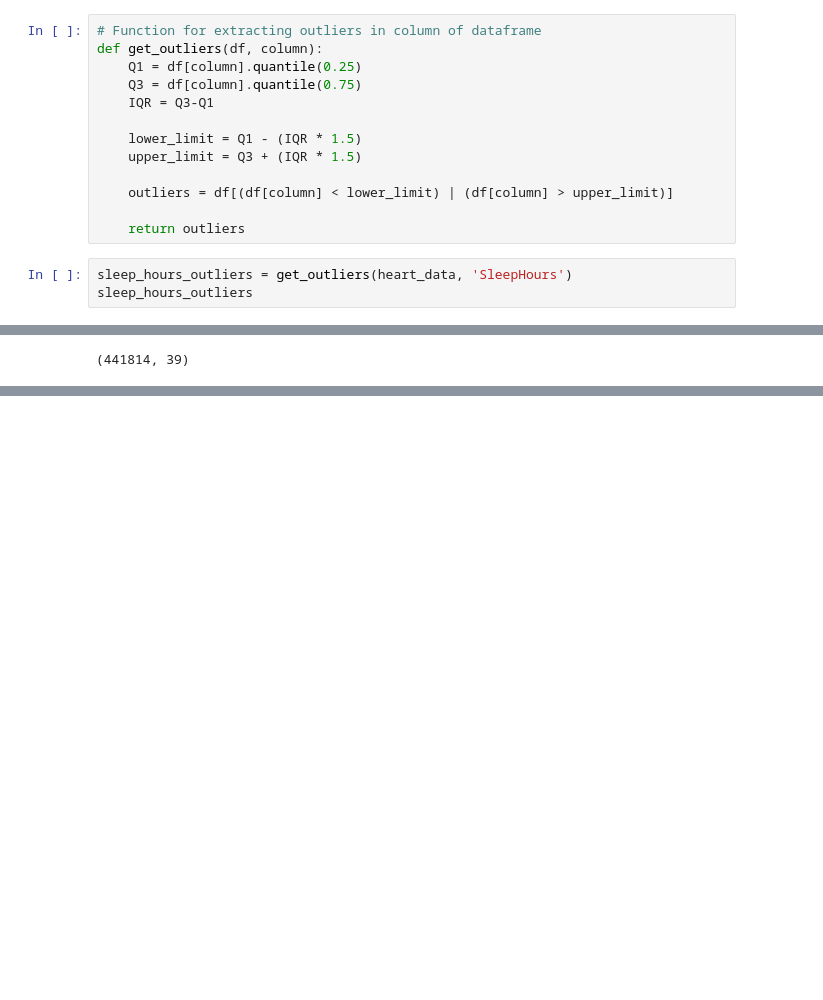
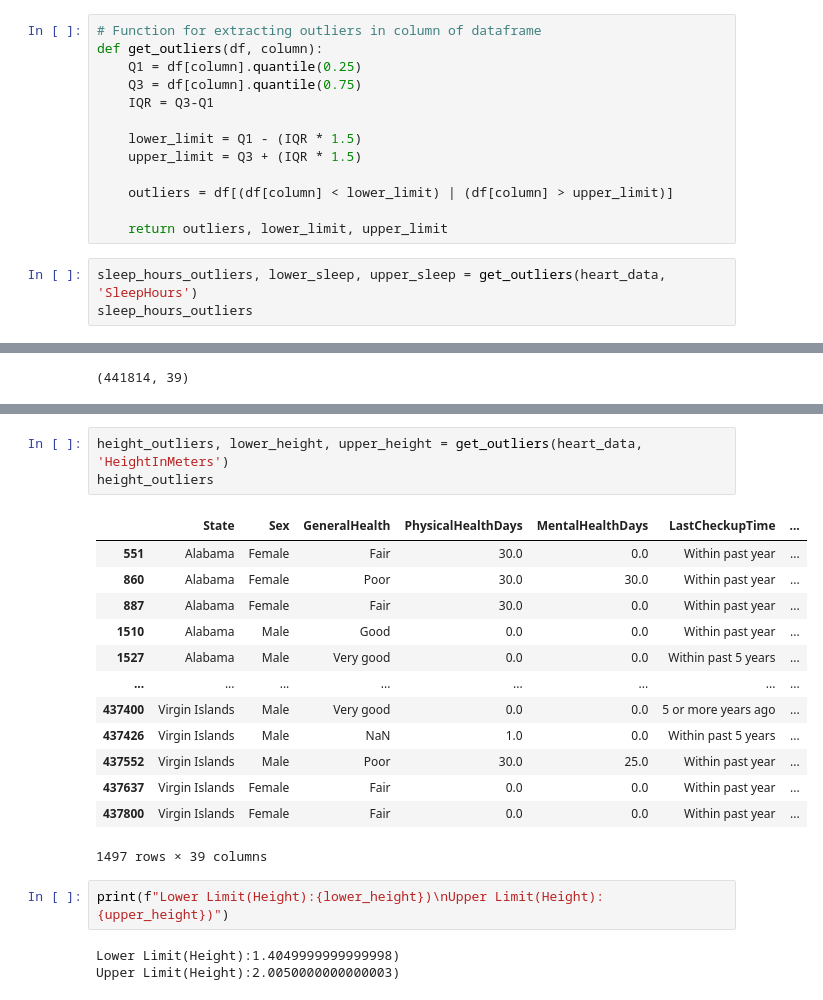
Before and after one commit to ali-bin-kashif/heart-disease-healthcare-data-analysis, a Jupyter notebook: heart_indicator_data_analysis.ipynb, the cells around one changed output, grey strips where cells are left out. Cells and saved outputs as stored; diff of their text form; blank space fills up the shorter version.

```diff
--- a/heart_indicator_data_analysis.ipynb
+++ b/heart_indicator_data_analysis.ipynb
@@ -490,9 +488,9 @@ def get_outliers(df, column):
 
     outliers = df[(df[column] < lower_limit) | (df[column] > upper_limit)]
 
-    return outliers
+    return outliers, lower_limit, upper_limit
 # %%
-sleep_hours_outliers = get_outliers(heart_data, 'SleepHours')
+sleep_hours_outliers, lower_sleep, upper_sleep = get_outliers(heart_data, 'SleepHours')
 sleep_hours_outliers
 # %% [output]
 |  | State | Sex | GeneralHealth | PhysicalHealthDays | MentalHealthDays | LastCheckupTime | ... |
@@ -566,0 +573,22 @@ NameError: name 'sns' is not defined
+# %%
+height_outliers, lower_height, upper_height = get_outliers(heart_data, 'HeightInMeters')
+height_outliers
+# %% [output]
+|  | State | Sex | GeneralHealth | PhysicalHealthDays | MentalHealthDays | LastCheckupTime | ... |
+| 551 | Alabama | Female | Fair | 30.0 | 0.0 | Within past year | ... |
+| 860 | Alabama | Female | Poor | 30.0 | 30.0 | Within past year | ... |
+| 887 | Alabama | Female | Fair | 30.0 | 0.0 | Within past year | ... |
+| 1510 | Alabama | Male | Good | 0.0 | 0.0 | Within past year | ... |
+| 1527 | Alabama | Male | Very good | 0.0 | 0.0 | Within past 5 years | ... |
+| ... | ... | ... | ... | ... | ... | ... | ... |
+| 437400 | Virgin Islands | Male | Very good | 0.0 | 0.0 | 5 or more years ago | ... |
+| 437426 | Virgin Islands | Male | NaN | 1.0 | 0.0 | Within past 5 years | ... |
+| 437552 | Virgin Islands | Male | Poor | 30.0 | 25.0 | Within past year | ... |
+| 437637 | Virgin Islands | Female | Fair | 0.0 | 0.0 | Within past year | ... |
+| 437800 | Virgin Islands | Female | Fair | 0.0 | 0.0 | Within past year | ... |
+1497 rows × 39 columns
+# %%
+print(f"Lower Limit(Height):{lower_height})\nUpper Limit(Height):{upper_height})")
+# %% [output]
+Lower Limit(Height):1.4049999999999998)
+Upper Limit(Height):2.0050000000000003)
```
Also changed, not shown: parts of 30 cells of this notebook.
